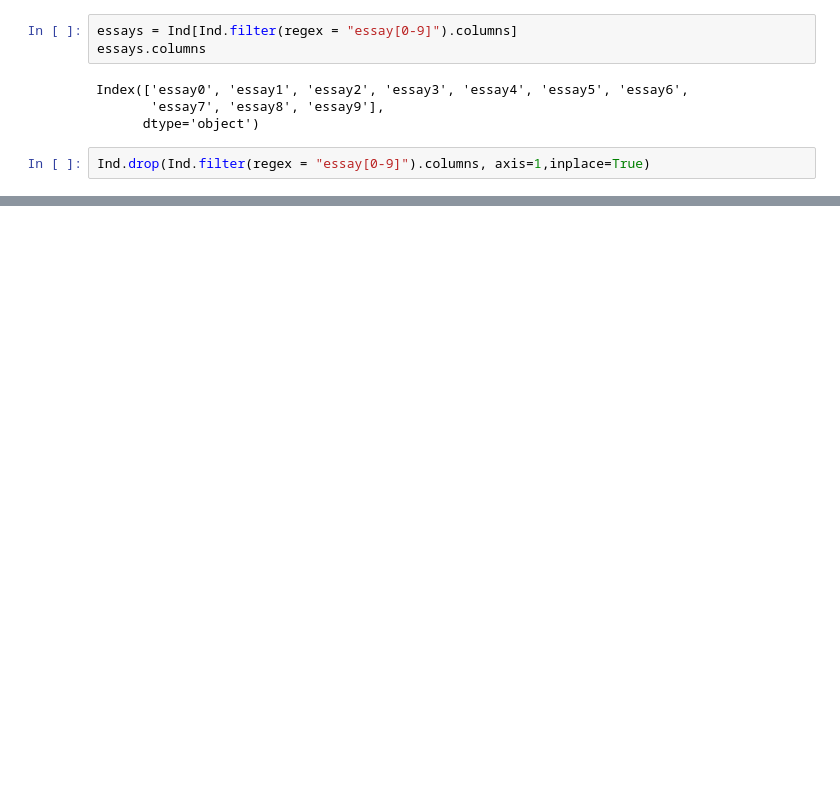
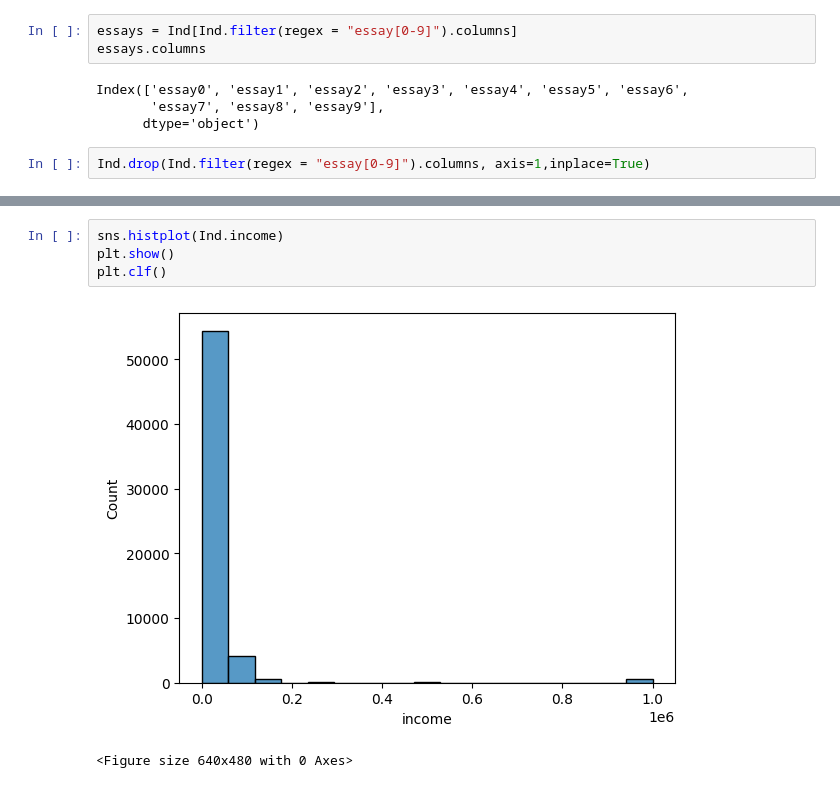
Before and after one commit to YSKAA423/OkCupid-Date-A-Scientist, a Jupyter notebook: Recommend_a_peer.ipynb, the cells around one changed output, grey strips where cells are left out. Cells and saved outputs as stored; diff of their text form; blank space fills up the shorter version.

```diff
--- a/Recommend_a_peer.ipynb
+++ b/Recommend_a_peer.ipynb
@@ -185,0 +353,7 @@ memory usage: 8.2+ MB
+# %%
+sns.histplot(Ind.income)
+plt.show()
+plt.clf()
+# %% [output]
+[figure, added]
+<Figure size 640x480 with 0 Axes>
```
Also changed, not shown: parts of 30 cells of this notebook.
